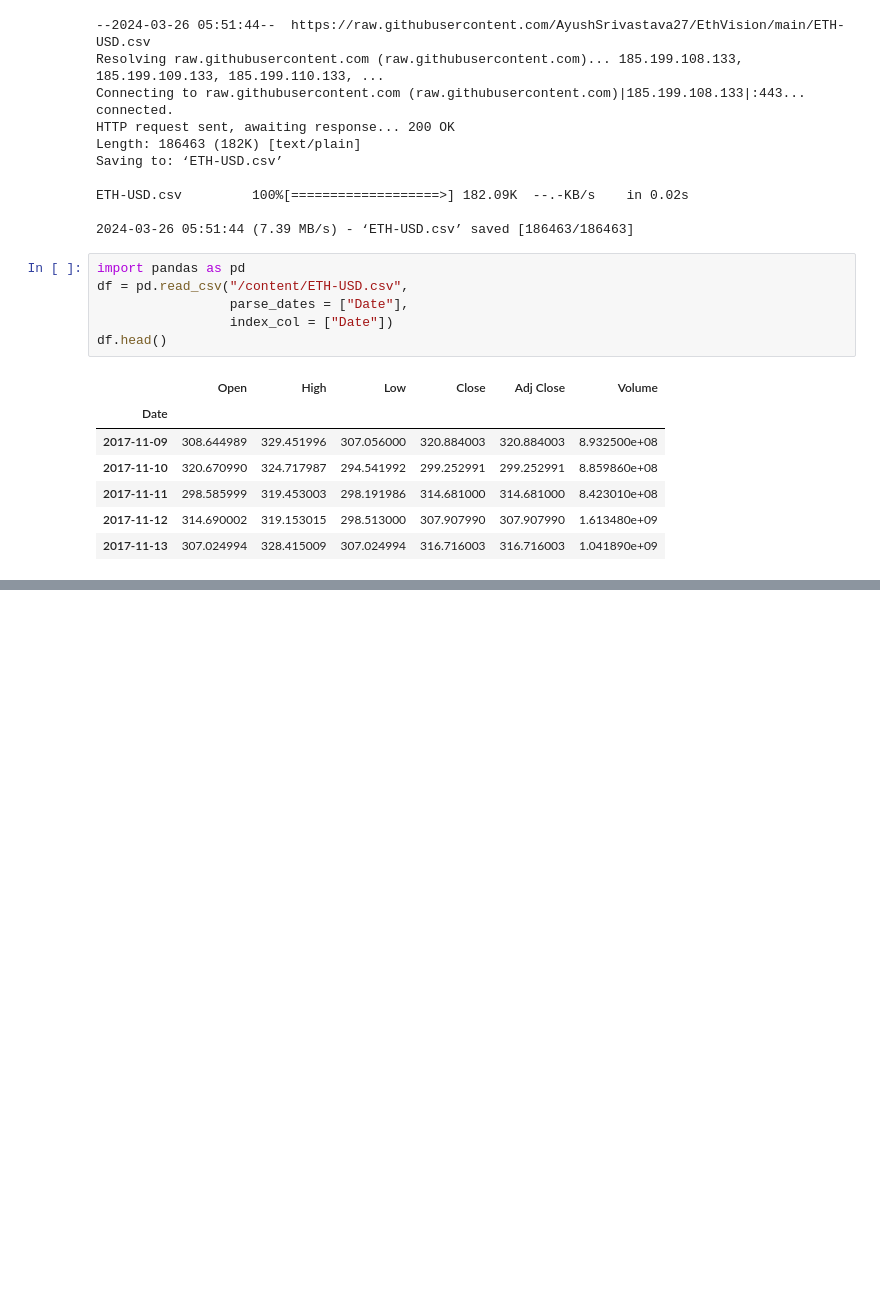
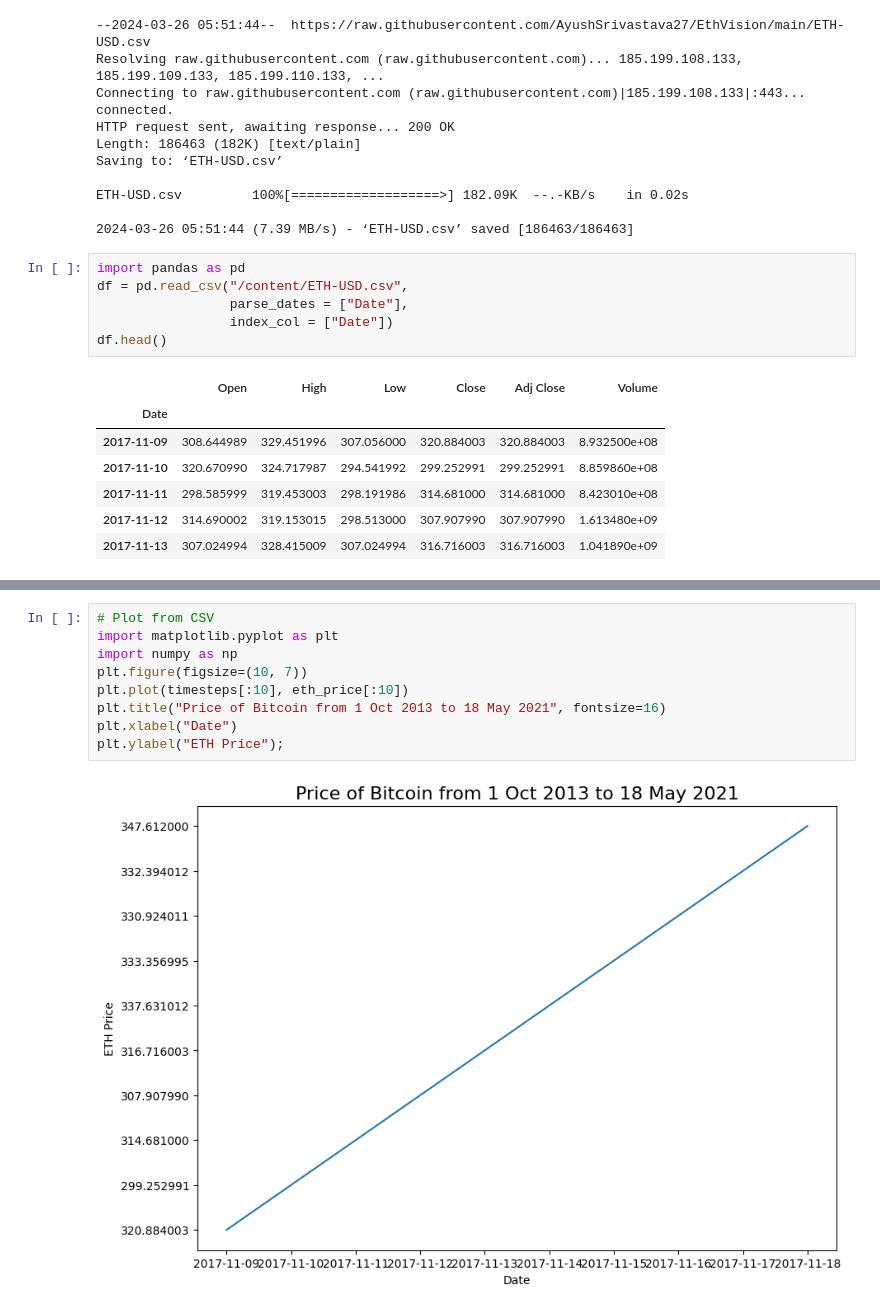
Before and after one commit to AyushSrivastava27/EthVision, a Jupyter notebook: EthVision.ipynb, the cells around one changed output, grey strips where cells are left out. Cells and saved outputs as stored; diff of their text form; blank space fills up the shorter version.

```diff
--- a/EthVision.ipynb
+++ b/EthVision.ipynb
@@ -34,0 +94,11 @@ df.head()
+# %%
+# Plot from CSV
+import matplotlib.pyplot as plt
+import numpy as np
+plt.figure(figsize=(10, 7))
+plt.plot(timesteps[:10], eth_price[:10])
+plt.title("Price of Bitcoin from 1 Oct 2013 to 18 May 2021", fontsize=16)
+plt.xlabel("Date")
+plt.ylabel("ETH Price");
+# %% [output]
+[figure, added]
```
Also changed, not shown: parts of 6 cells of this notebook.
